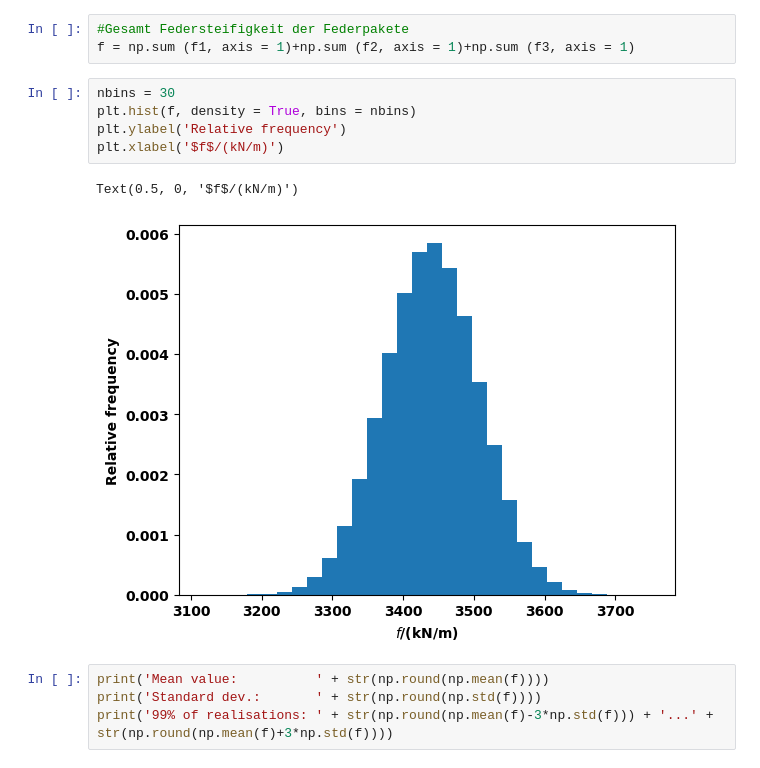
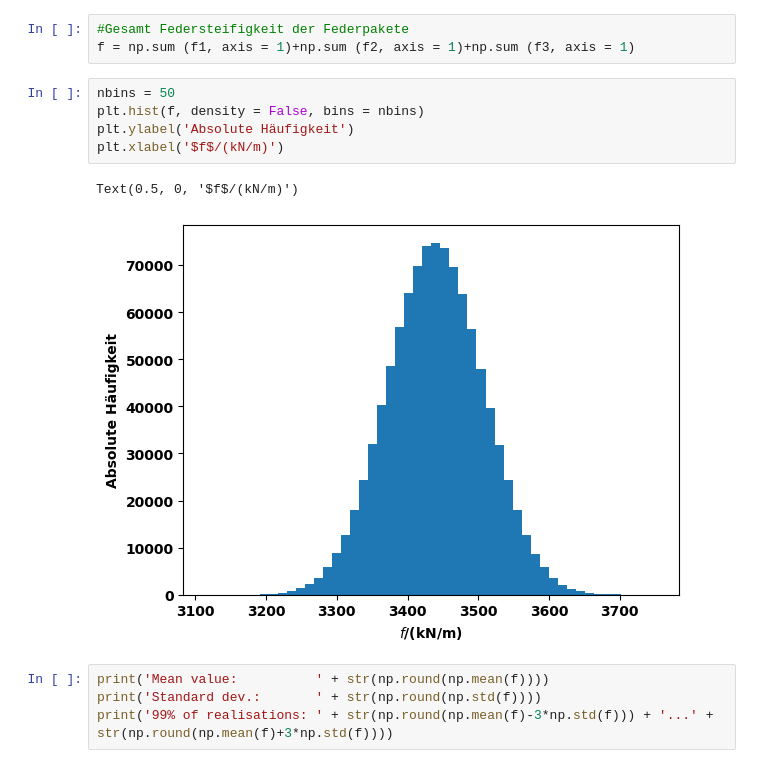
Before and after one commit to FHAC-MdQM/monte-carlo-simulation-LeoSchnuch, a Jupyter notebook: MonteCarlo.ipynb, the cells around one changed output. Saved outputs shown, nothing was run; the diff lists cells and outputs as text.

```diff
--- a/MonteCarlo.ipynb
+++ b/MonteCarlo.ipynb
@@ -88,13 +91,13 @@ f3 = rng.uniform(low =160, high = 200, size = S)
 #Gesamt Federsteifigkeit der Federpakete
 f = np.sum (f1, axis = 1)+np.sum (f2, axis = 1)+np.sum (f3, axis = 1)
 # %%
-nbins = 30
-plt.hist(f, density = True, bins = nbins)
-plt.ylabel('Relative frequency')
+nbins = 50
+plt.hist(f, density = False, bins = nbins)
+plt.ylabel('Absolute Häufigkeit')
 plt.xlabel('$f$/(kN/m)')
 # %% [output]
 Text(0.5, 0, '$f$/(kN/m)')
-[figure, old version]
+[figure, new version]
 # %%
 print('Mean value:          ' + str(np.round(np.mean(f))))
 print('Standard dev.:       ' + str(np.round(np.std(f))))
```
Also changed, not shown: parts of 13 cells of this notebook.
